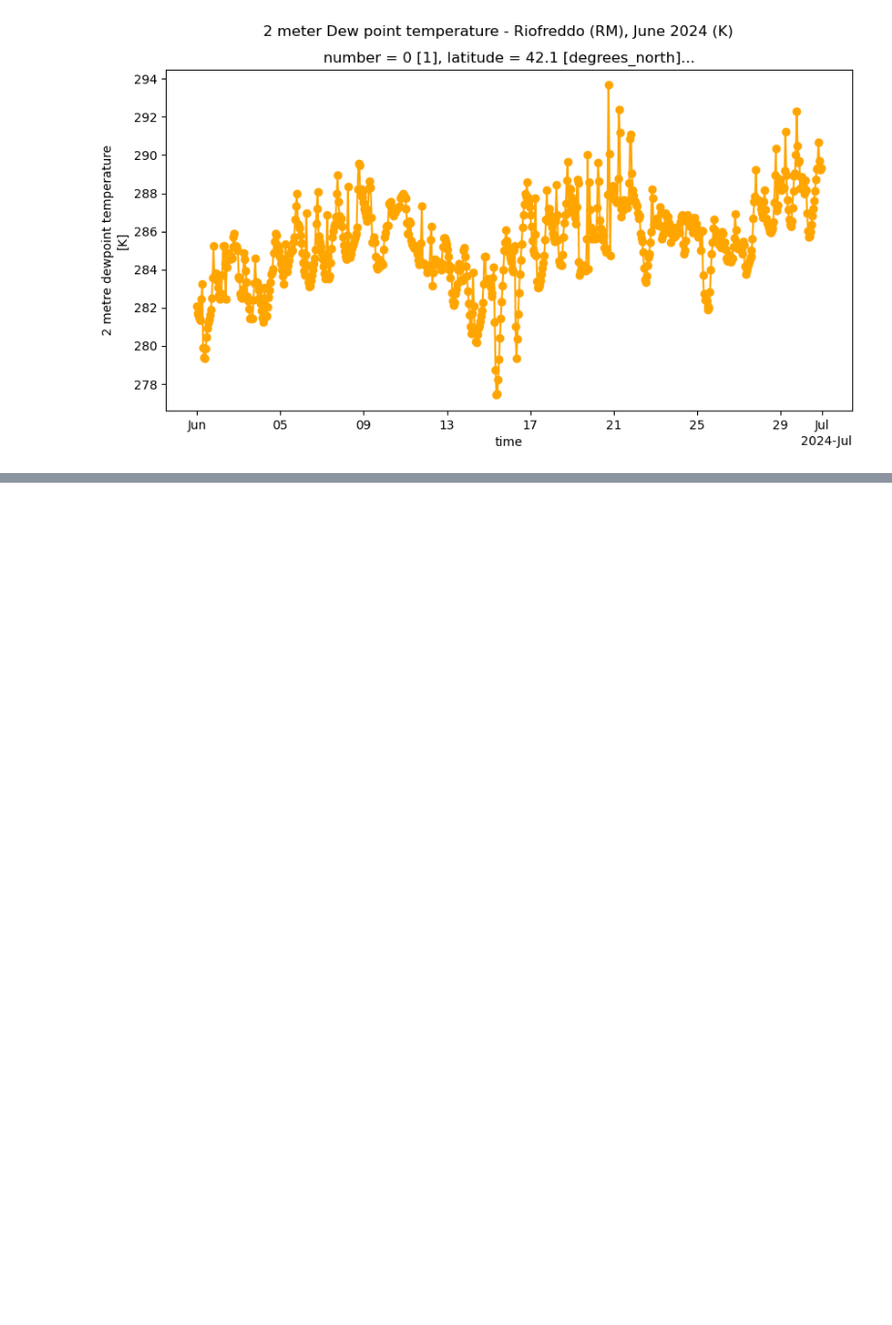
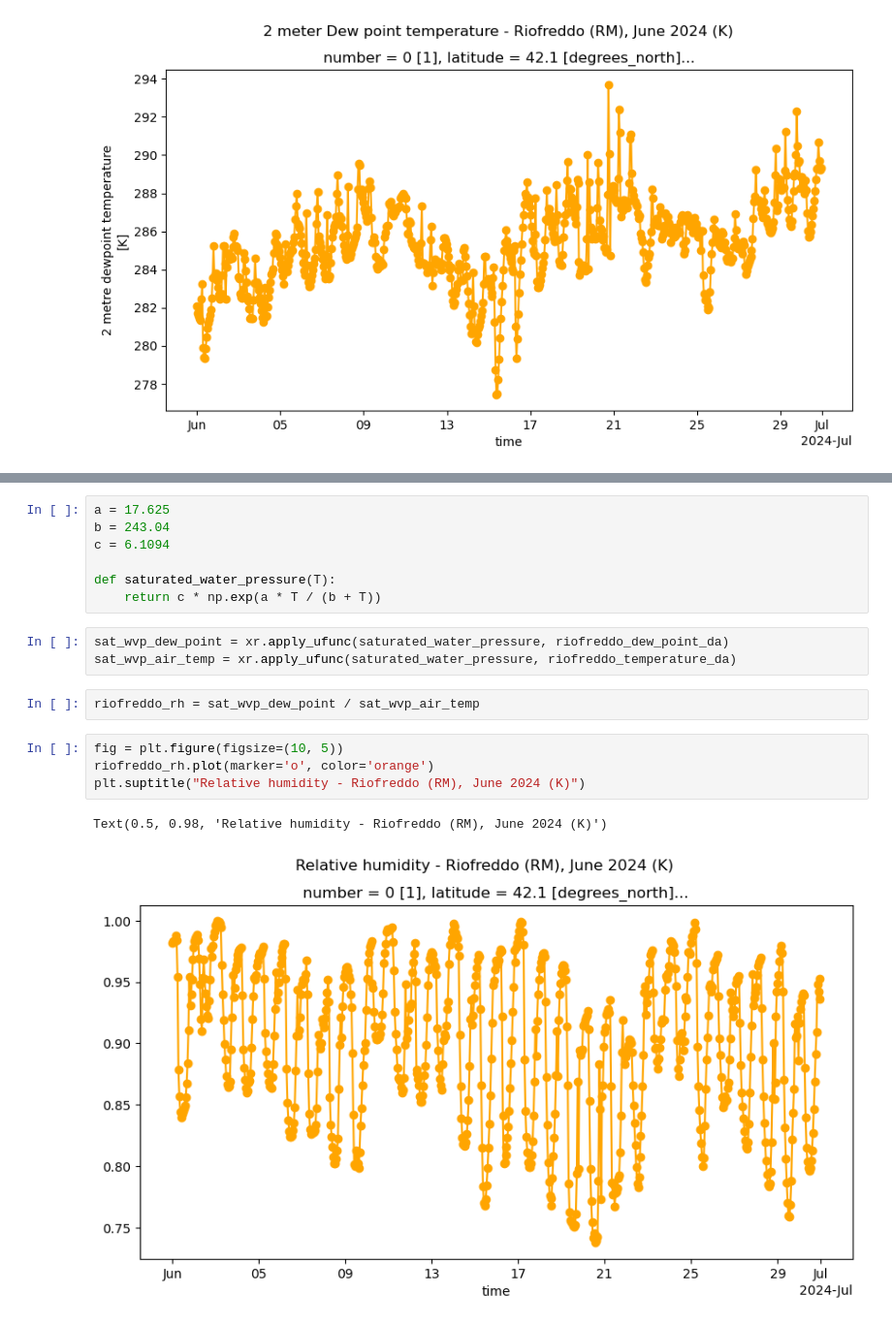
Before and after one commit to luigiselmi/copernicus, a Jupyter notebook: riofreddo.ipynb, the cells around one changed output, grey strips where cells are left out. Shown: that part at 97% size. Cells and saved outputs as stored; diff of their text form; blank space fills up the shorter version.

```diff
--- a/riofreddo.ipynb
+++ b/riofreddo.ipynb
@@ -139,0 +155,19 @@ Text(0.5, 0.98, '2 meter Dew point temperature - Riofreddo (RM), June 2024 (K)')
+# %%
+a = 17.625
+b = 243.04
+c = 6.1094
+
+def saturated_water_pressure(T):
+    return c * np.exp(a * T / (b + T))
+# %%
+sat_wvp_dew_point = xr.apply_ufunc(saturated_water_pressure, riofreddo_dew_point_da)
+sat_wvp_air_temp = xr.apply_ufunc(saturated_water_pressure, riofreddo_temperature_da)
+# %%
+riofreddo_rh = sat_wvp_dew_point / sat_wvp_air_temp
+# %%
+fig = plt.figure(figsize=(10, 5))
+riofreddo_rh.plot(marker='o', color='orange')
+plt.suptitle("Relative humidity - Riofreddo (RM), June 2024 (K)")
+# %% [output]
+Text(0.5, 0.98, 'Relative humidity - Riofreddo (RM), June 2024 (K)')
+[figure, added]
```
Also changed, not shown: parts of 5 cells of this notebook.
